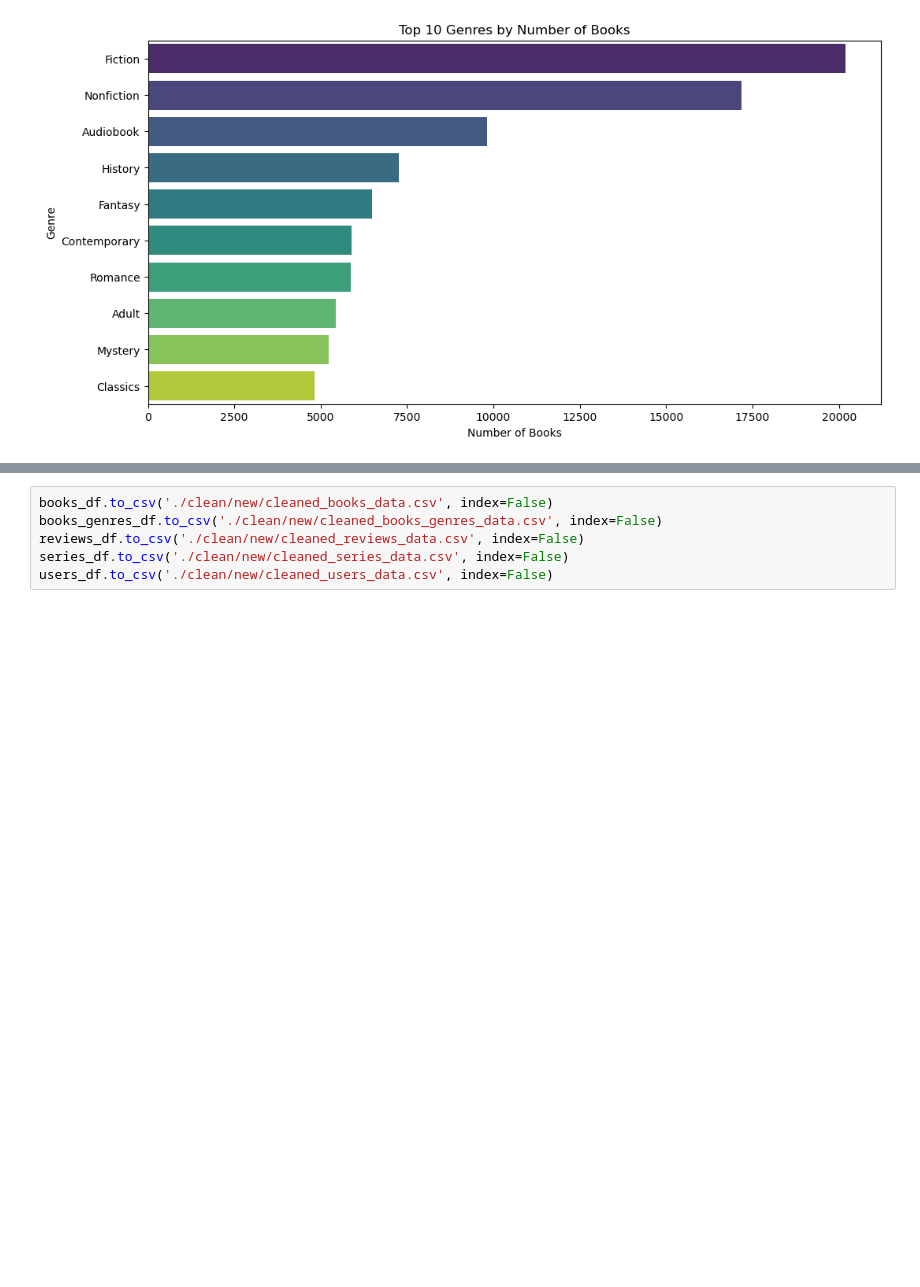
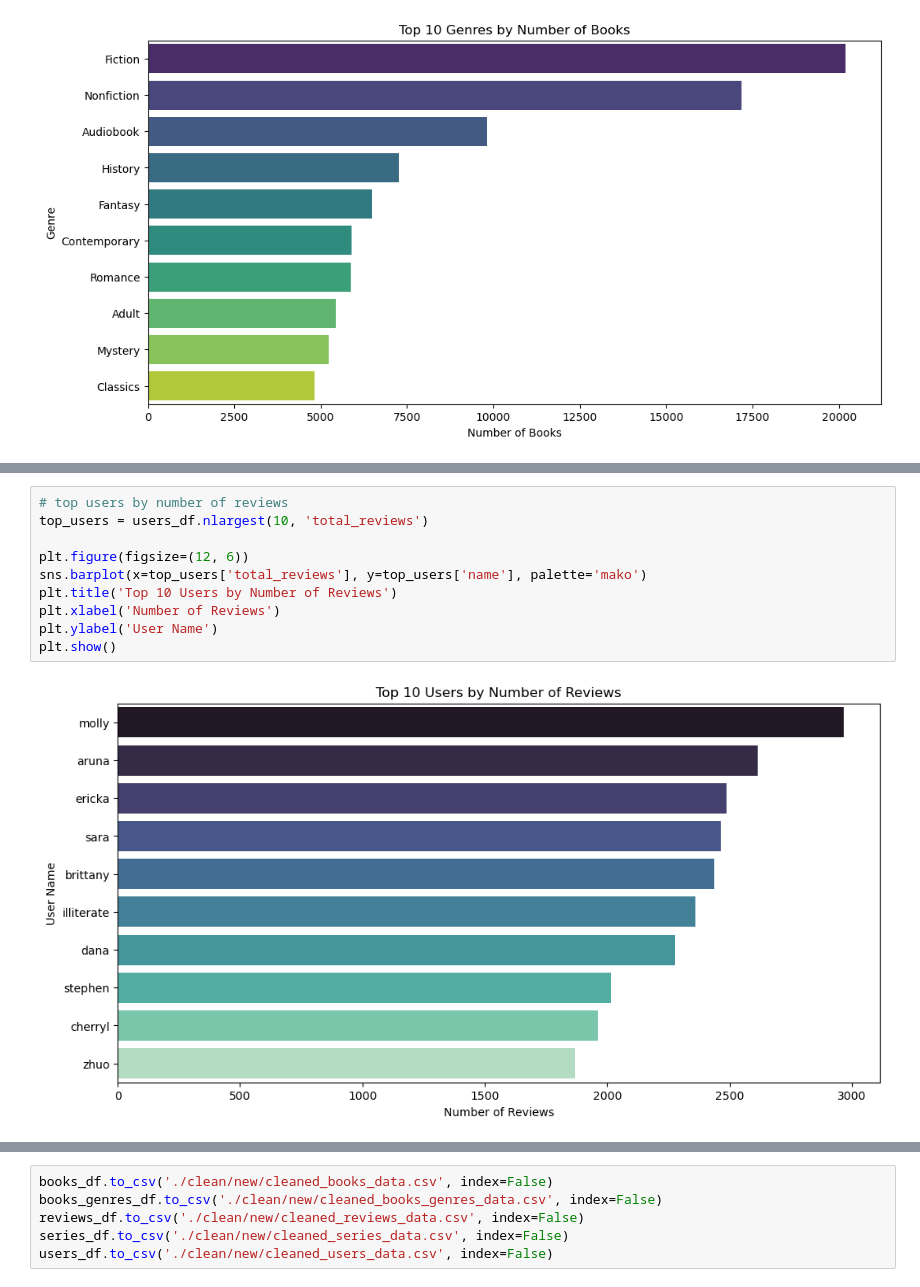
Before and after one commit to hwangisgone/book-rec-2, a Jupyter notebook: data-pipeline/eda1.ipynb, the cells around one changed output, grey strips where cells are left out. Drawn from its saved outputs; the diff is of its cells as text; blank space fills up the shorter version.

```diff
--- a/data-pipeline/eda1.ipynb
+++ b/data-pipeline/eda1.ipynb
@@ -384,0 +380,12 @@ IndexError: index 0 is out of bounds for axis 0 with size 0
+# %%
+# top users by number of reviews
+top_users = users_df.nlargest(10, 'total_reviews')
+
+plt.figure(figsize=(12, 6))
+sns.barplot(x=top_users['total_reviews'], y=top_users['name'], palette='mako')
+plt.title('Top 10 Users by Number of Reviews')
+plt.xlabel('Number of Reviews')
+plt.ylabel('User Name')
+plt.show()
+# %% [output]
+[figure, added]
```
Also changed, not shown: parts of 10 cells of this notebook.
